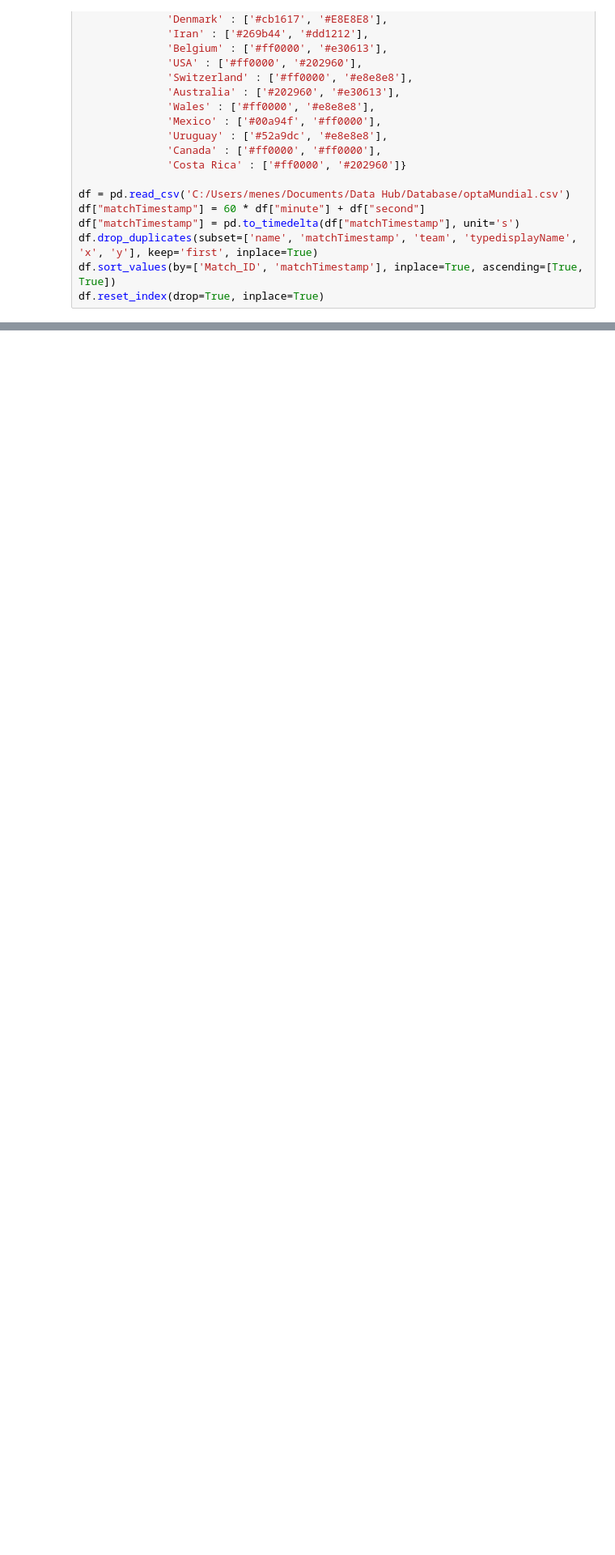
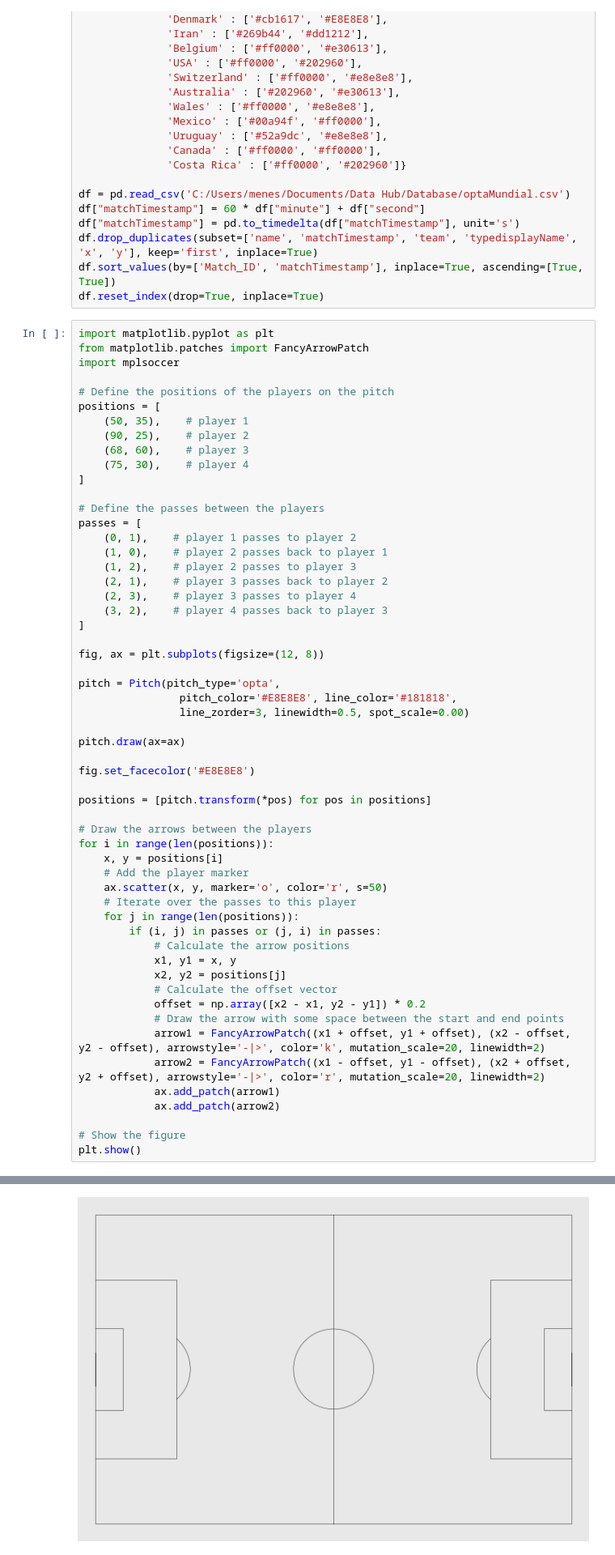
Before and after one commit to Menesesp20/Dash-App, a Jupyter notebook: test.ipynb, the cells around one changed output, grey strips where cells are left out. Shown at 81% size. Cells and saved outputs as stored; diff of their text form; blank space fills up the shorter version.

```diff
--- a/test.ipynb
+++ b/test.ipynb
@@ -104,3 +104,60 @@ df["matchTimestamp"] = pd.to_timedelta(df["matchTimestamp"], unit='s')
 df.drop_duplicates(subset=['name', 'matchTimestamp', 'team', 'typedisplayName', 'x', 'y'], keep='first', inplace=True)
 df.sort_values(by=['Match_ID', 'matchTimestamp'], inplace=True, ascending=[True, True])
 df.reset_index(drop=True, inplace=True)
+# %%
+import matplotlib.pyplot as plt
+from matplotlib.patches import FancyArrowPatch
+import mplsoccer
+
+# Define the positions of the players on the pitch
+positions = [
+    (50, 35),    # player 1
+    (90, 25),    # player 2
+    (68, 60),    # player 3
+    (75, 30),    # player 4
+]
+
+# Define the passes between the players
+passes = [
+    (0, 1),    # player 1 passes to player 2
+    (1, 0),    # player 2 passes back to player 1
+    (1, 2),    # player 2 passes to player 3
+    (2, 1),    # player 3 passes back to player 2
+    (2, 3),    # player 3 passes to player 4
+    (3, 2),    # player 4 passes back to player 3
+]
+
+fig, ax = plt.subplots(figsize=(12, 8))
+
+pitch = Pitch(pitch_type='opta',
+                pitch_color='#E8E8E8', line_color='#181818',
+                line_zorder=3, linewidth=0.5, spot_scale=0.00)
+
+pitch.draw(ax=ax)
+
+fig.set_facecolor('#E8E8E8')
+
+positions = [pitch.transform(*pos) for pos in positions]
+
+# Draw the arrows between the players
+for i in range(len(positions)):
+    x, y = positions[i]
+    # Add the player marker
+    ax.scatter(x, y, marker='o', color='r', s=50)
+    # Iterate over the passes to this player
+    for j in range(len(positions)):
+        if (i, j) in passes or (j, i) in passes:
+            # Calculate the arrow positions
+            x1, y1 = x, y
+            x2, y2 = positions[j]
+            # Calculate the offset vector
+            offset = np.array([x2 - x1, y2 - y1]) * 0.2
+            # Draw the arrow with some space between the start and end points
+            arrow1 = FancyArrowPatch((x1 + offset, y1 + offset), (x2 - offset, y2 - offset), arrowstyle='-|>', color='k', mutation_scale=20, linewidth=2)
+            arrow2 = FancyArrowPatch((x1 - offset, y1 - offset), (x2 + offset, y2 + offset), arrowstyle='-|>', color='r', mutation_scale=20, linewidth=2)
+            ax.add_patch(arrow1)
+            ax.add_patch(arrow2)
+
+# Show the figure
+plt.show()
+# %% [output]
@@ -107,3 +165,4 @@ df.reset_index(drop=True, inplace=True)
+[figure, added]
 # %% [markdown]
 # **Passing Network**
 # %%
```
Also changed, not shown: parts of 1 cell of this notebook, 5 other files.
